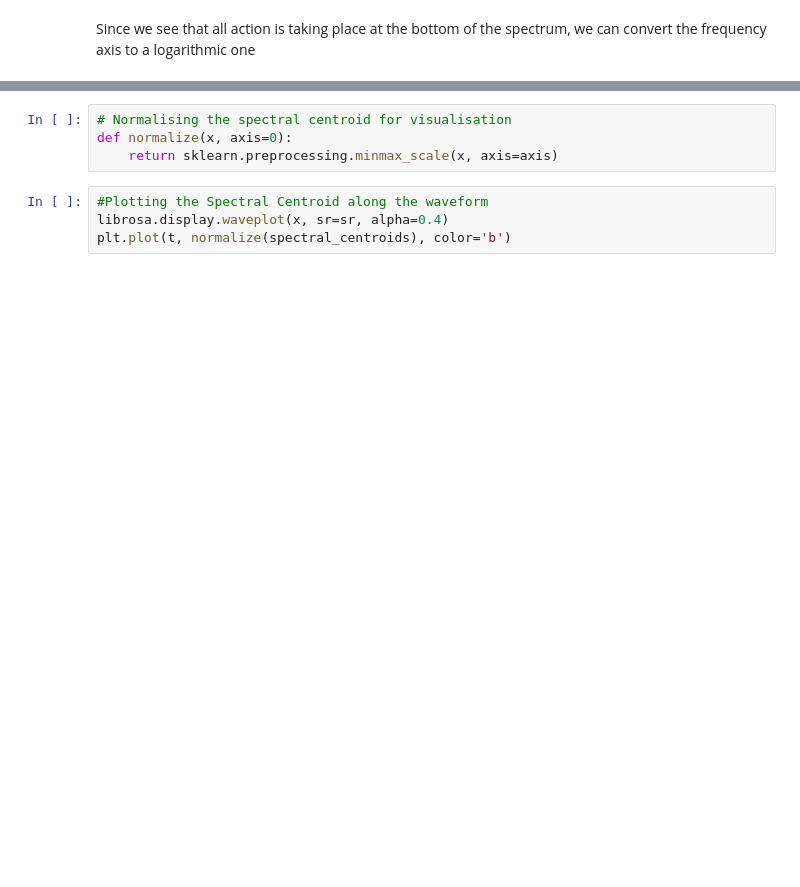
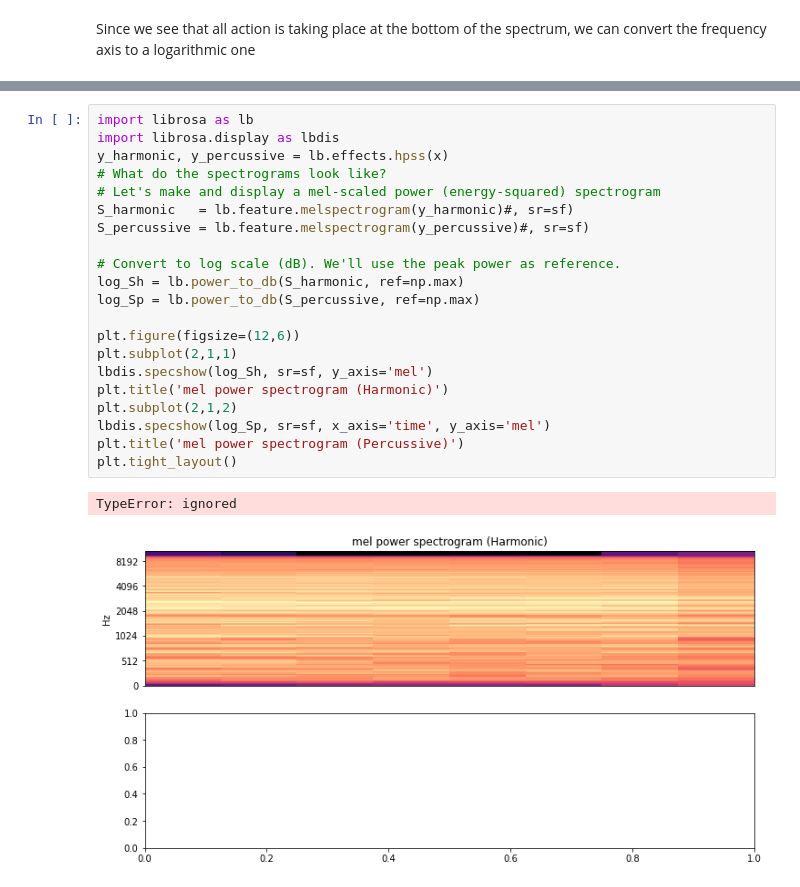
Before and after one commit to tibayo1/DL-Lung-Sounds, a Jupyter notebook: Lung_Sounds_Detection.ipynb, the cells around one changed output, grey strips where cells are left out. Drawn from its saved outputs; the diff is of its cells as text; blank space fills up the shorter version.

```diff
--- a/Lung_Sounds_Detection.ipynb
+++ b/Lung_Sounds_Detection.ipynb
@@ -244,8 +230,24 @@ SyntaxError: ignored
-# %%
-# Normalising the spectral centroid for visualisation
-def normalize(x, axis=0):
-    return sklearn.preprocessing.minmax_scale(x, axis=axis)
-# %%
-#Plotting the Spectral Centroid along the waveform
-librosa.display.waveplot(x, sr=sr, alpha=0.4)
-plt.plot(t, normalize(spectral_centroids), color='b')
+# %%
+import librosa as lb
+import librosa.display as lbdis
+y_harmonic, y_percussive = lb.effects.hpss(x)
+# What do the spectrograms look like?
+# Let's make and display a mel-scaled power (energy-squared) spectrogram
+S_harmonic   = lb.feature.melspectrogram(y_harmonic)#, sr=sf)
+S_percussive = lb.feature.melspectrogram(y_percussive)#, sr=sf)
+
+# Convert to log scale (dB). We'll use the peak power as reference.
+log_Sh = lb.power_to_db(S_harmonic, ref=np.max)
+log_Sp = lb.power_to_db(S_percussive, ref=np.max)
+
+plt.figure(figsize=(12,6))
+plt.subplot(2,1,1)
+lbdis.specshow(log_Sh, sr=sf, y_axis='mel')
+plt.title('mel power spectrogram (Harmonic)')
+plt.subplot(2,1,2)
+lbdis.specshow(log_Sp, sr=sf, x_axis='time', y_axis='mel')
+plt.title('mel power spectrogram (Percussive)')
+plt.tight_layout()
+# %% [output]
+TypeError: ignored
+[figure, added]
```
Also changed, not shown: parts of 18 cells of this notebook.
